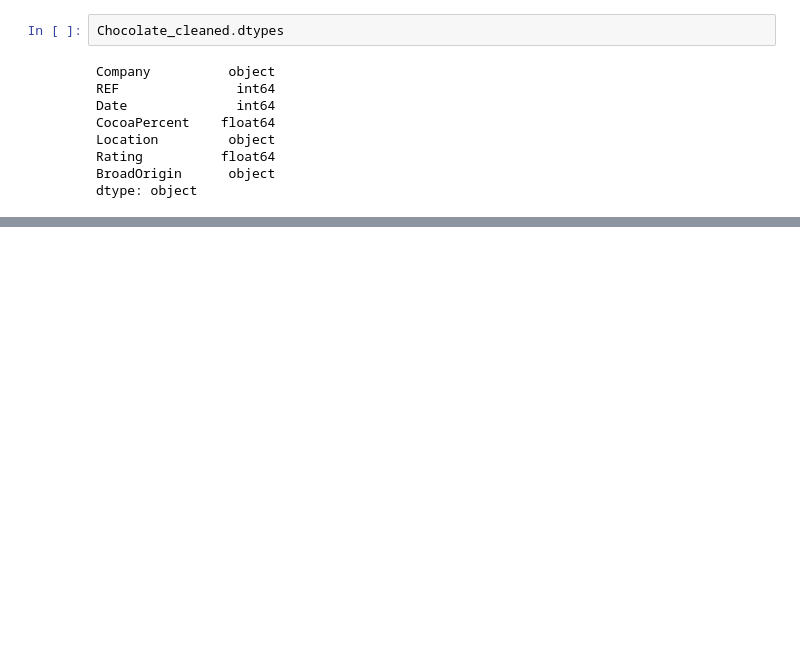
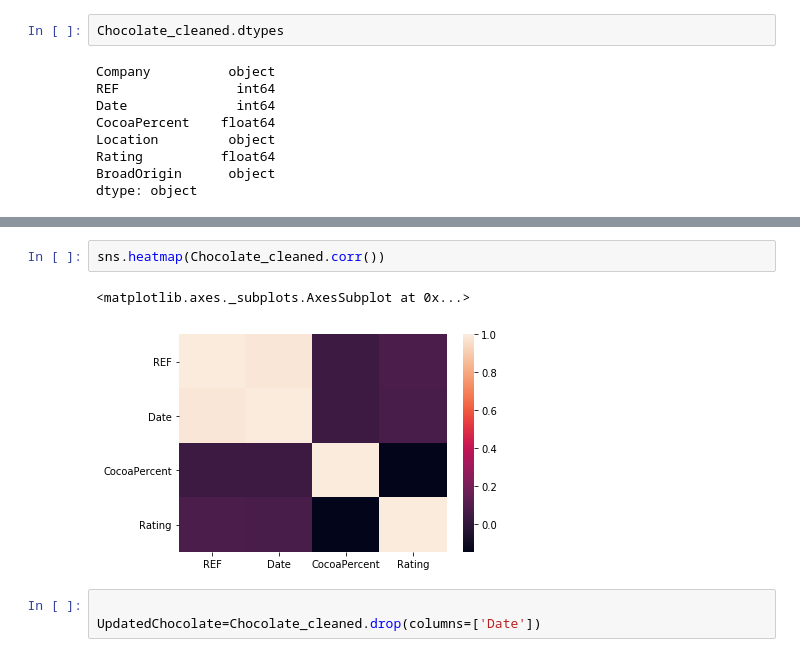
Before and after one commit to greeeneg/final-project, a Jupyter notebook: Cleaned Final Project .ipynb, the cells around one changed output, grey strips where cells are left out. Cells and saved outputs as stored; diff of their text form; blank space fills up the shorter version.

```diff
--- a/Cleaned Final Project .ipynb
+++ b/Cleaned Final Project .ipynb
@@ -407,0 +425,8 @@ dtype: object
+# %%
+sns.heatmap(Chocolate_cleaned.corr())
+# %% [output]
+<matplotlib.axes._subplots.AxesSubplot at 0x...>
+[figure, added]
+# %%
+
+UpdatedChocolate=Chocolate_cleaned.drop(columns=['Date'])
```
Also changed, not shown: parts of 39 cells of this notebook, 1 other file.
